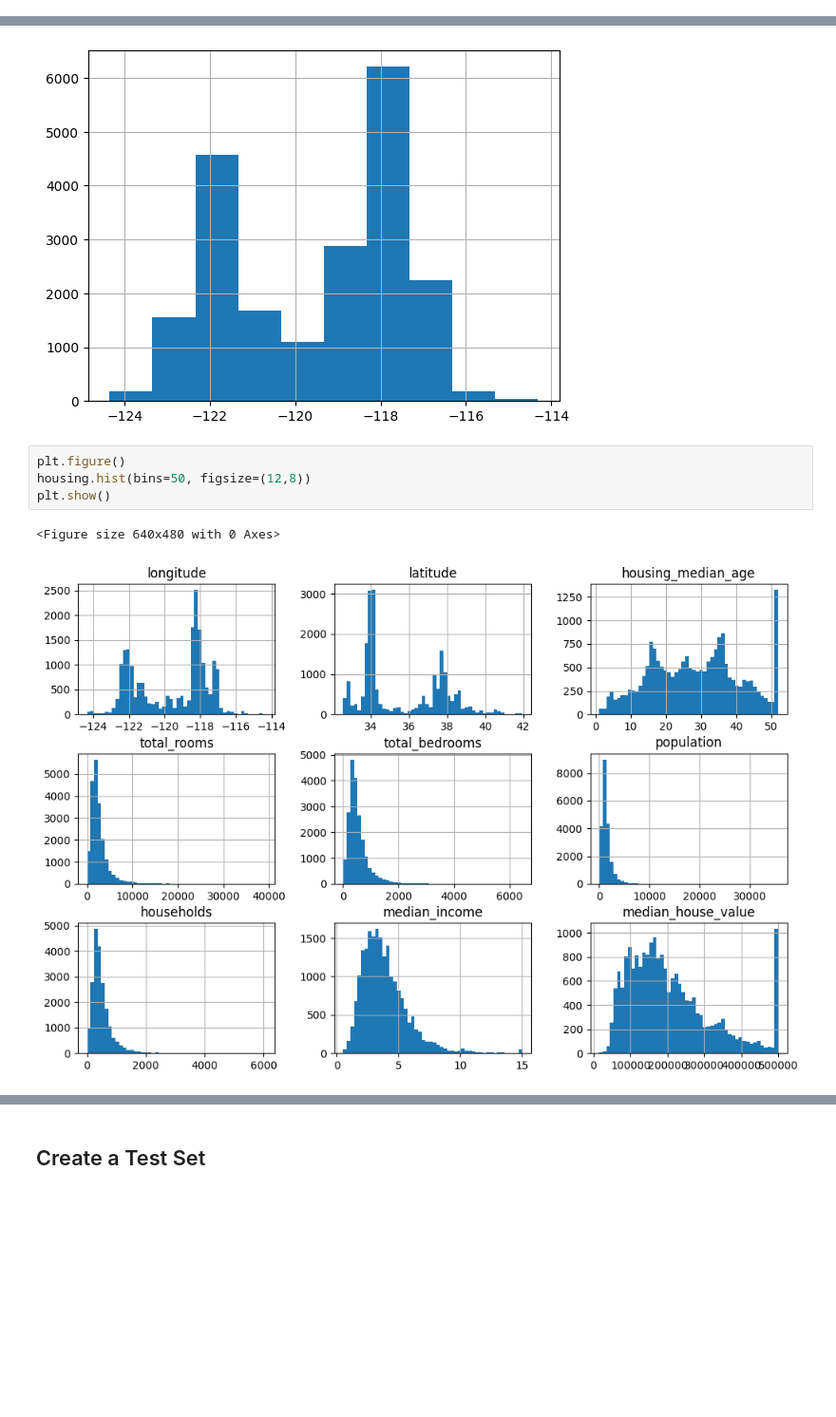
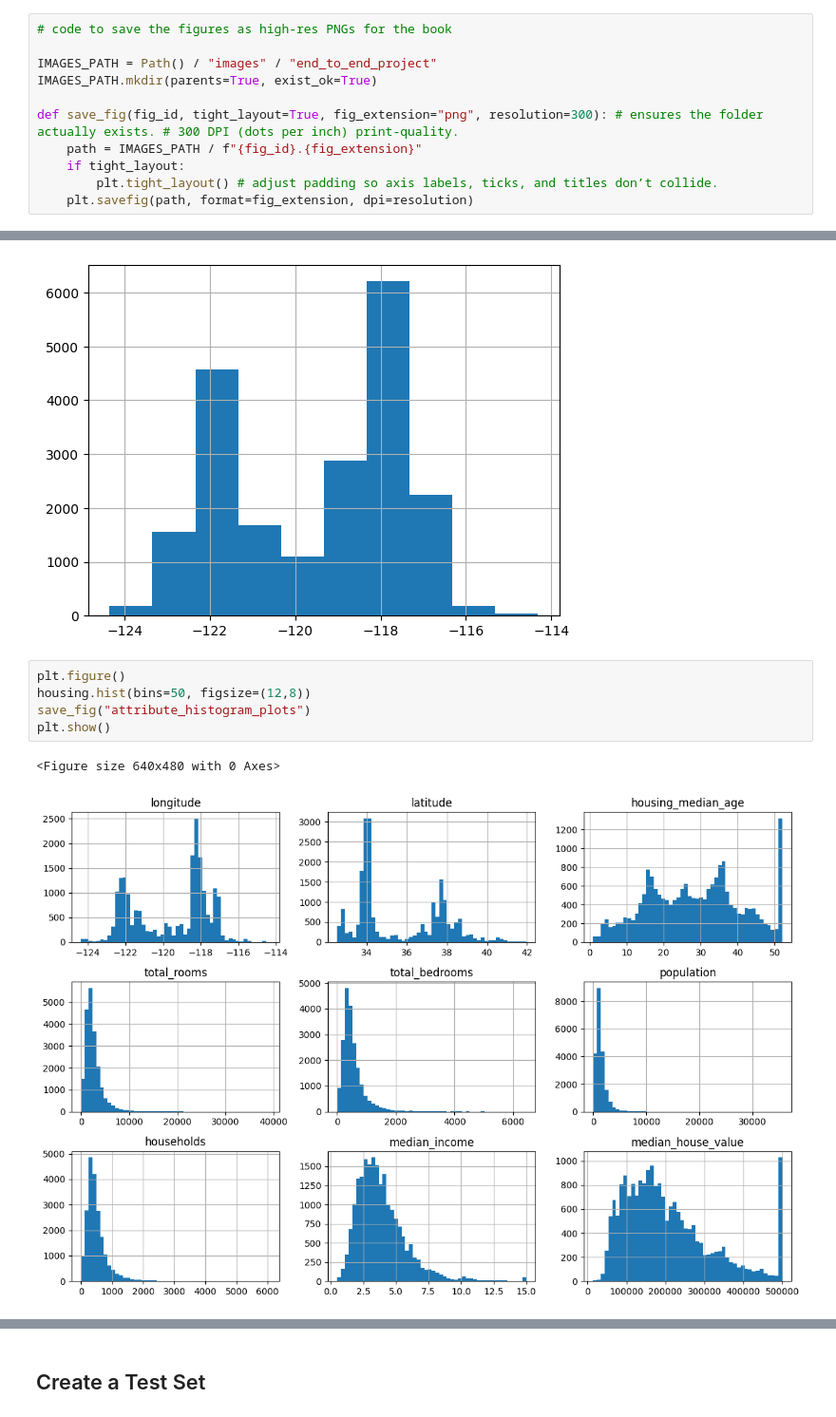
Before and after one commit to kbhavneet/hands-on-ml-practice, a Jupyter notebook: src/chapter02.ipynb, the cells around one changed output, grey strips where cells are left out. Shown at 95% size. Cells and saved outputs as stored; diff of their text form; blank space fills up the shorter version.

```diff
--- a/src/chapter02.ipynb
+++ b/src/chapter02.ipynb
@@ -67,6 +67,17 @@ housing.describe()
 | 50% | -118.490000 | 34.260000 | 29.000000 | 2127.000000 | 435.000000 | 1166.000000 | 409.000000 | ... |
 | 75% | -118.010000 | 37.710000 | 37.000000 | 3148.000000 | 647.000000 | 1725.000000 | 605.000000 | ... |
 | max | -114.310000 | 41.950000 | 52.000000 | 39320.000000 | 6445.000000 | 35682.000000 | 6082.000000 | ... |
+# %%
+# code to save the figures as high-res PNGs for the book
+
+IMAGES_PATH = Path() / "images" / "end_to_end_project"
+IMAGES_PATH.mkdir(parents=True, exist_ok=True)
+
+def save_fig(fig_id, tight_layout=True, fig_extension="png", resolution=300): # ensures the folder actually exists. # 300 DPI (dots per inch) print-quality.
+    path = IMAGES_PATH / f"{fig_id}.{fig_extension}"
+    if tight_layout:
+        plt.tight_layout() # adjust padding so axis labels, ticks, and titles don’t collide.
+    plt.savefig(path, format=fig_extension, dpi=resolution)
 # %%
 import matplotlib.pyplot as plt
 plt.figure()
@@ -77,7 +88,8 @@ plt.show()
 # %%
 plt.figure()
 housing.hist(bins=50, figsize=(12,8))
+save_fig("attribute_histogram_plots")
 plt.show()
 # %% [output]
 <Figure size 640x480 with 0 Axes>
-[figure, old version]
+[figure, new version]
```
Also changed, not shown: parts of 22 cells of this notebook, 1 other file.
